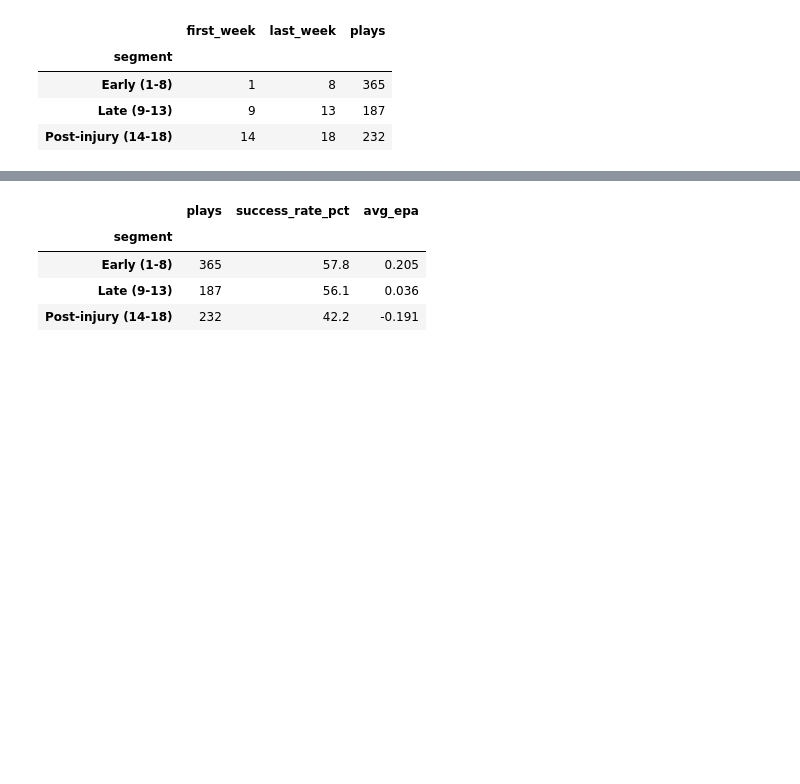
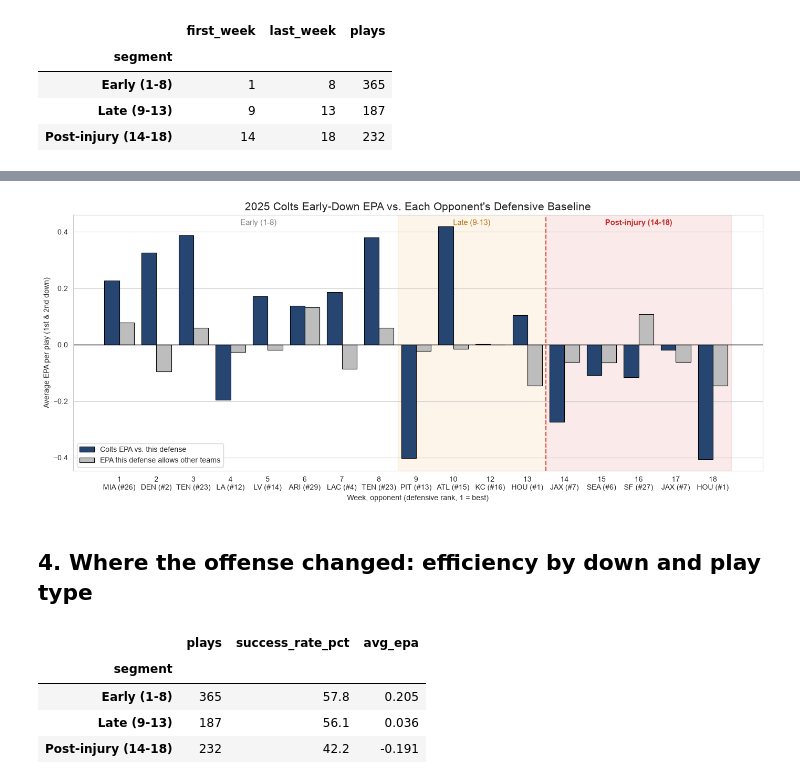
Before and after one commit to cameronminor04/nfl_project, a Jupyter notebook: analysis.ipynb, the cells around one changed output, grey strips where cells are left out. Saved outputs shown, nothing was run; the diff lists cells and outputs as text; code cells hidden in the pictures; blank space fills up the shorter version.

```diff
--- a/analysis.ipynb
+++ b/analysis.ipynb
@@ -120,3 +187,47 @@ colts.groupby('segment', observed=True)['week'].agg(first_week='min', last_week=
+# %%
+viz = games.melt(
+    id_vars=['week', 'segment'],
+    value_vars=['colts_epa', 'epa_allowed'],
+    var_name='metric', value_name='EPA',
+)
+viz['metric'] = viz['metric'].map({
+    'colts_epa': 'Colts EPA vs. this defense',
+    'epa_allowed': 'EPA this defense allows other teams',
+})
+
+plt.figure(figsize=(14, 6))
+ax = sns.barplot(data=viz, x='week', y='EPA', hue='metric', palette=['#1a437c', '#bdbdbd'],
+                 edgecolor='black', linewidth=0.8)
+
+# Shade the segments (bars are positioned 0..n-1, one per game)
+weeks = sorted(games['week'].unique())
+late_start = weeks.index(9) - 0.5
+post_start = weeks.index(14) - 0.5
+ax.axvspan(late_start, post_start, color='#f0ad4e', alpha=0.12, zorder=0)
+ax.axvspan(post_start, len(weeks) - 0.5, color='#d9534f', alpha=0.12, zorder=0)
+ax.axvline(post_start, color='#d9534f', linestyle='--', linewidth=1.5)
+top = ax.get_ylim()[1] * 0.92
+ax.text(late_start / 2, top, 'Early (1-8)', ha='center', color='gray', fontsize=11)
+ax.text((late_start + post_start) / 2, top, 'Late (9-13)', ha='center', color='#b5761a', fontsize=11)
+ax.text((post_start + len(weeks) - 0.5) / 2, top, 'Post-injury (14-18)', ha='center',
+        color='#c9302c', fontsize=11, fontweight='bold')
+
+# Label each game with the opponent's defensive rank
+ranks = games.sort_values('week')
+ax.set_xticks(range(len(weeks)))
+ax.set_xticklabels([f"{w}\n{t} (#{r})" for w, t, r in zip(ranks['week'], ranks['defteam'], ranks['def_rank'])])
+
+ax.axhline(0, color='black', linewidth=1)
+ax.set_title('2025 Colts Early-Down EPA vs. Each Opponent\'s Defensive Baseline', fontsize=15)
+ax.set_xlabel('Week, opponent (defensive rank, 1 = best)')
+ax.set_ylabel('Average EPA per play (1st & 2nd down)')
+ax.legend(loc='lower left')
+plt.tight_layout()
+plt.show()
+# %% [output]
+[figure, added]
+# %% [markdown]
+## 4. Where the offense changed: efficiency by down and play type
 # %%
 summary = colts.groupby('segment', observed=True).agg(
     plays=('epa', 'size'),
```
Also changed, not shown: parts of 16 cells of this notebook, 2 other files.
